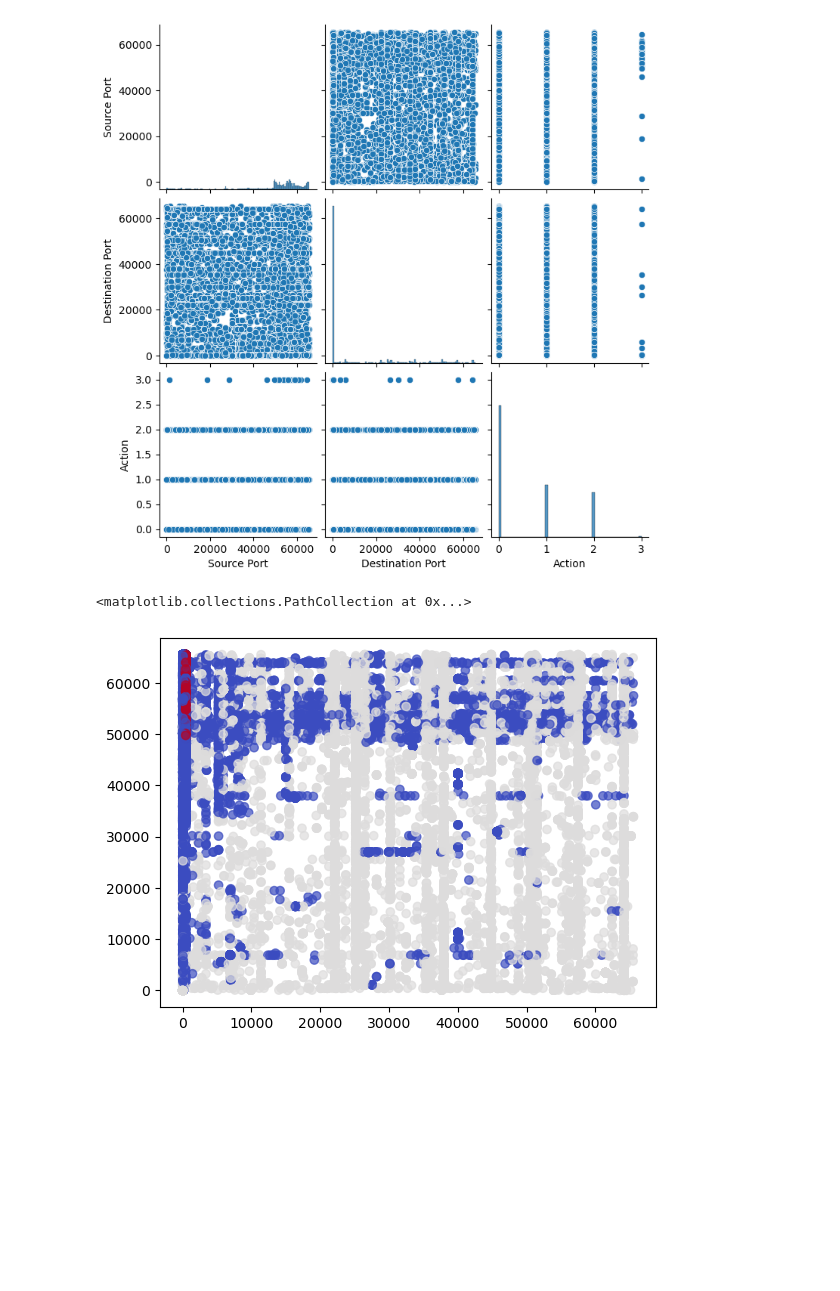
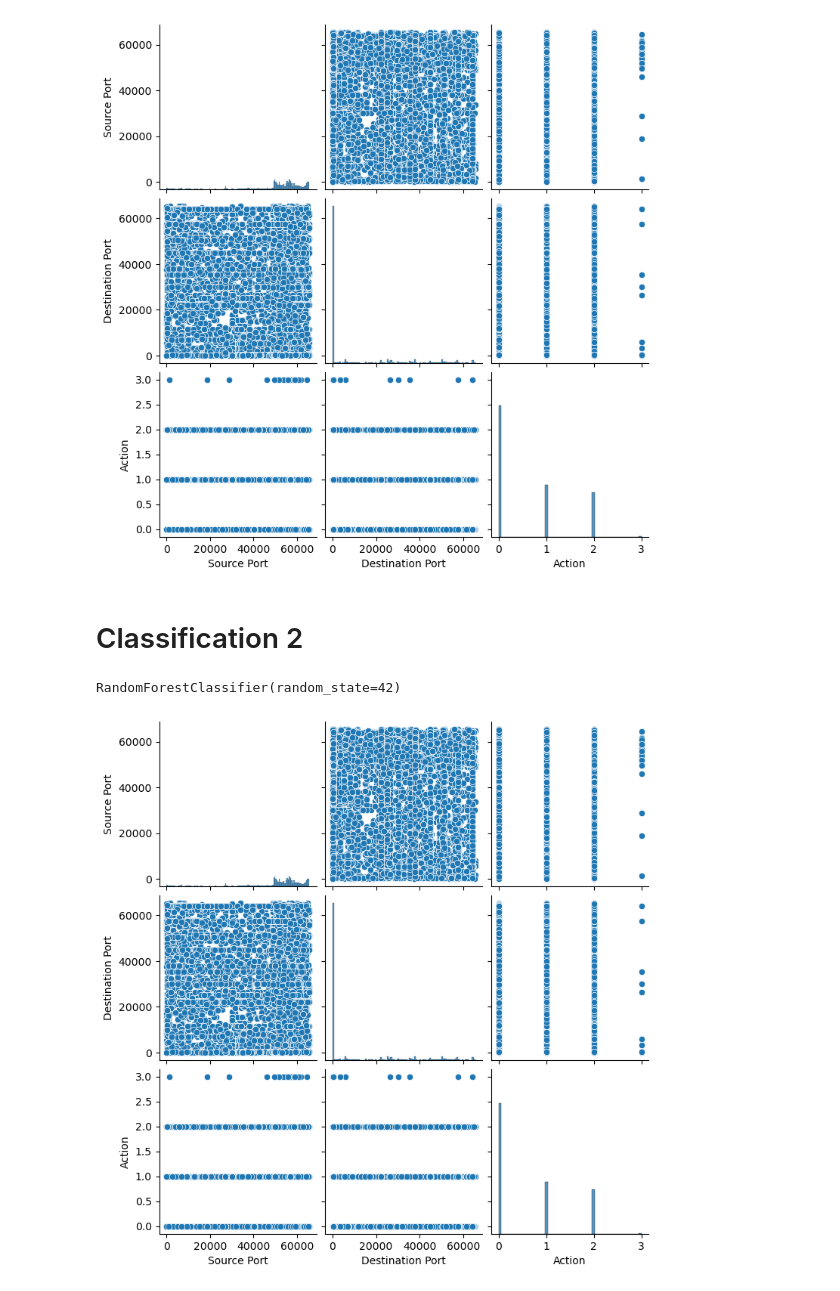
Before and after one commit to tamirisrd/ML_CA1, a Jupyter notebook: TamirisRodriguesDuarte_ML_CA1.ipynb, the cells around one changed output. Cells and saved outputs as stored; diff of their text form; code cells hidden in the pictures; blank space fills up the shorter version.

Commit message:
random forest

```diff
--- a/TamirisRodriguesDuarte_ML_CA1.ipynb
+++ b/TamirisRodriguesDuarte_ML_CA1.ipynb
@@ -211,17 +210,22 @@ sns.pairplot(pairplot_data)
 plt.show()
 # %% [output]
 [figure]
-# %%
-plt.scatte(
-    X_train['Destination Port'],
-    X_train['Source Port'],
-    c=y_pred,
-    cmap='coolwarm',
-    alpha=0.7
-)
-# %% [output]
-<matplotlib.collections.PathCollection at 0x...>
-[figure, removed]
+# %% [markdown]
+# Classification 2
+# %%
+rfc_model = RandomForestClassifier (n_estimators=100, random_state = 42)
+# %%
+rfc_model.fit(X_train, y_train)
+# %% [output]
+RandomForestClassifier(random_state=42)
+# %%
+y_pred_rf = rfc_model.predict(X_train)
+# %%
+pairplot_data_rf = pd.concat([X_train, pd.Series(y_pred_rf, name='Action')], axis=1)
+sns.pairplot(pairplot_data_rf)
+plt.show()
+# %% [output]
+[figure, added]
 # %% [markdown]
 ### References
 
```
Also changed, not shown: parts of 2 cells of this notebook.
